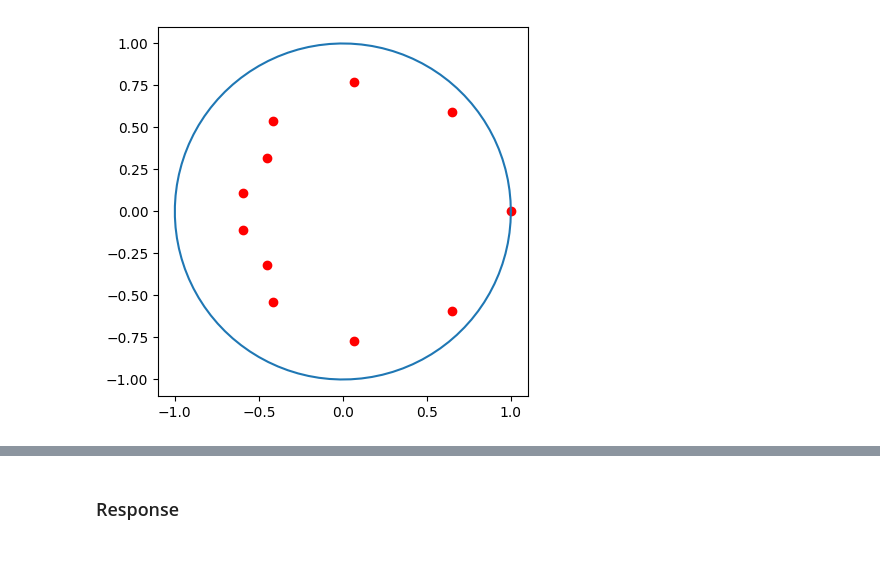
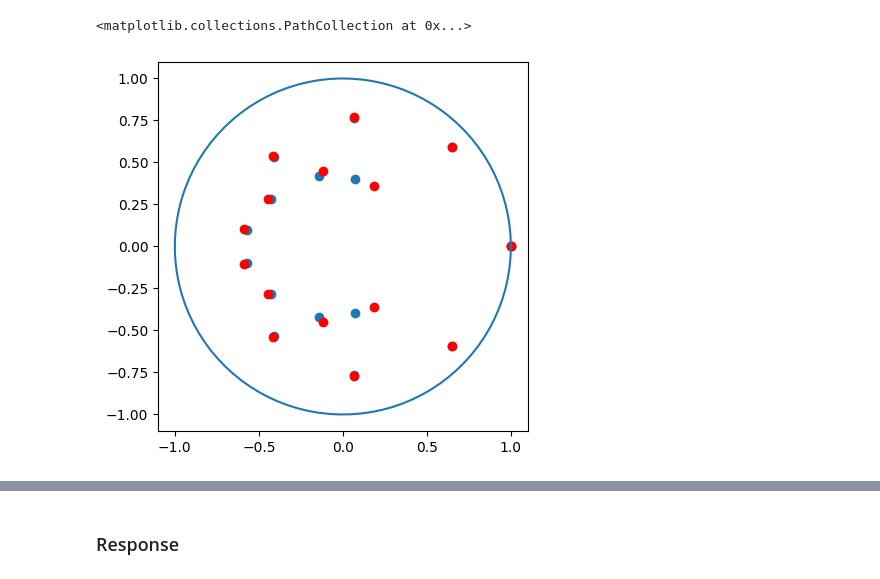
Before and after one commit to niccozagli/KoopmanismResponse, a Jupyter notebook: notebooks/GeneralisedArnoldMap.ipynb, the cells around one changed output, grey strips where cells are left out. Drawn from its saved outputs; the diff is of its cells as text; code cells hidden in the pictures.

```diff
--- a/notebooks/GeneralisedArnoldMap.ipynb
+++ b/notebooks/GeneralisedArnoldMap.ipynb
@@ -28,12 +31,19 @@ nus, V, W = get_spectral_properties(K)
-# %%
-nus_plot = nus[:11]
-fig, ax = plt.subplots()
-thetas = np.linspace(0,2*np.pi,100)
-ax.plot(np.cos(thetas),np.sin(thetas))
-ax.scatter(np.real(nus_plot), np.imag(nus_plot),color='r')
-ax.set_aspect('equal')
-# %% [output]
-[figure, removed]
+# %%
+fig, ax = plt.subplots()
+thetas = np.linspace(0,2*np.pi,100)
+ax.plot(np.cos(thetas),np.sin(thetas))
+ax.set_aspect('equal')
+threshold = 0.6
+indx = np.where(np.abs(nus) < threshold)[0][0]
+nus_plot = nus[:15]
+ax.scatter(np.real(nus_plot), np.imag(nus_plot))
+mu = two_dim_map.mu_abs * np.exp(1j*( two_dim_map.alpha))
+nus_det = (- mu)**(np.arange(8))
+ax.scatter(np.real(nus_det),np.imag(nus_det),color='r')
+ax.scatter(np.real(nus_det),-np.imag(nus_det),color='r')
+# %% [output]
+<matplotlib.collections.PathCollection at 0x...>
+[figure, added]
 # %%
 numbers = [1,3,5,7]
 nlags = 30
```
Also changed, not shown: parts of 23 cells of this notebook, 4 other files.
